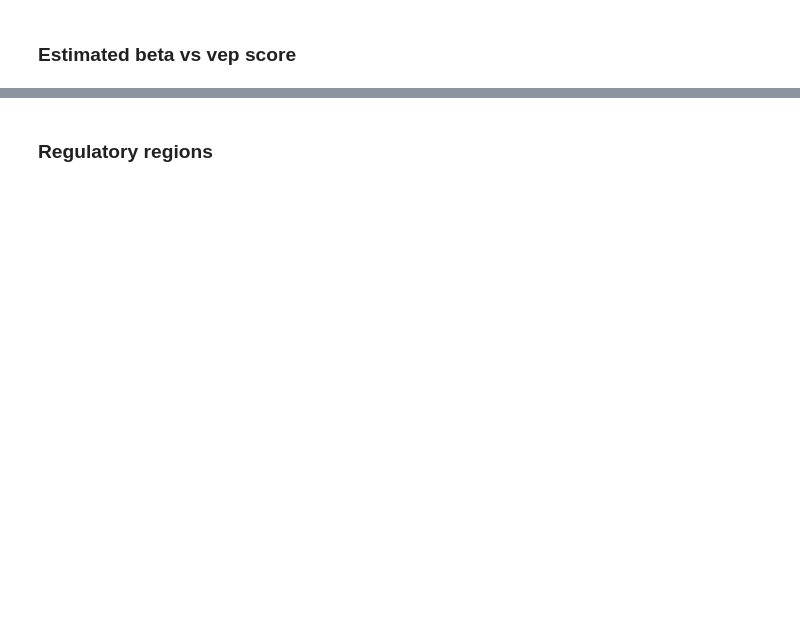
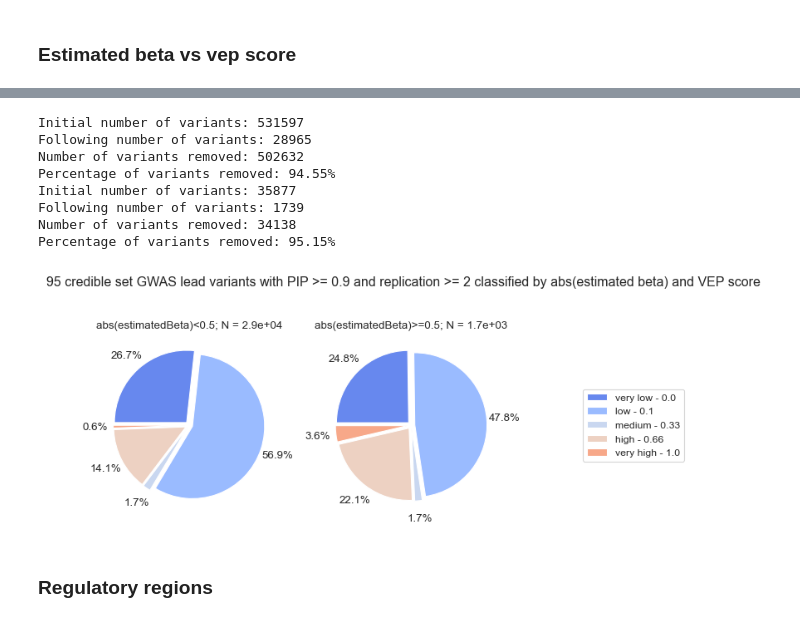
Before and after one commit to opentargets/Gentropy-manuscript, a Jupyter notebook: chapters/variant_effect_prediction/08_variant_effect_prediciton_piecharts.ipynb, the cells around one changed output, grey strips where cells are left out. Cells and saved outputs as stored; diff of their text form; code cells hidden in the pictures; blank space fills up the shorter version.

```diff
--- a/chapters/variant_effect_prediction/08_variant_effect_prediciton_piecharts.ipynb
+++ b/chapters/variant_effect_prediction/08_variant_effect_prediciton_piecharts.ipynb
@@ -803,2 +612,66 @@ shape: (10, 5)
+# %%
+# Create the figure describing abs(estimatedBeta) classes (>=05, <0.5) vepScore distributions
+fig = plt.figure(figsize=(8, 3))
+
+# Extract conditioning variable
+est_beta_col = pl.col("rescaledStatistics").struct.field("estimatedBeta")
+study_type_col = pl.col("studyType")
+conditioning_col = pl.col("estBetaClass")
+conditioning_variable = dataset.select(conditioning_col).unique().to_series().to_list()
+conditioning_variable.sort()
+
+
+for idx, n in enumerate(conditioning_variable):
+    ax = fig.add_subplot(1, 3, idx + 1)
+    # Prefilter dataset before aggregations including studyType that the plot is conditionned on
+    # NOTE! It is important to understand that `prepare_dataset` does not take into account divergent betas!
+    # So in case the same variant efo pair has divergent betas, we will not be able to understand which is
+    # true.
+    data = (
+        dataset.filter(study_type_col == "gwas")
+        .filter(conditioning_col == n)
+        .filter(est_beta_col.is_not_null())
+        .filter(est_beta_col.is_finite())
+    )
+    # Filter on replication(variantId, efo) >=2 and PIP >= 0.9
+    data = prepare_dataset(data)
+    # Aggregate on the conditionned variable and vepScoreClass
+    data = aggregate_by_variant_score_and_cond(data, conditioning_col)
+    N = data.select(pl.col("count").sum()).to_series()[0]
+    ax.set_title(f"abs(estimatedBeta){n}; N = {N:.1e}")
+    x = data.select("count").to_series().to_numpy()
+    wedges, *_ = ax.pie(
+        x=x,
+        counterclock=False,
+        autopct="%1.1f%%",
+        pctdistance=1.25,
+        labeldistance=0.6,
+        explode=(0.05,) * len(x),
+        radius=1.0,
+        startangle=180,
+    )
+
+# Plot legend
+labels, _, handlers = get_legend_components(data, wedges)
+ax = fig.add_subplot(1, 3, 3)
+ax.axis("off")
+handles, labels = ax.get_legend_handles_labels()
+ax.legend(handles=handlers, loc="center")  # Place legend in next subplot
+fig.suptitle(
+    "95 credible set GWAS lead variants with PIP >= 0.9 and replication >= 2 classified by abs(estimated beta) and VEP score",
+    y=1.05,
+)
+plt.tight_layout()
+plt.show()
+# %% [output]
+Initial number of variants: 531597
+Following number of variants: 28965
+Number of variants removed: 502632
+Percentage of variants removed: 94.55%
+Initial number of variants: 35877
+Following number of variants: 1739
+Number of variants removed: 34138
+Percentage of variants removed: 95.15%
+[figure, added]
 # %% [markdown]
 ### Regulatory regions
```
Also changed, not shown: parts of 11 cells of this notebook, 3 other files.
